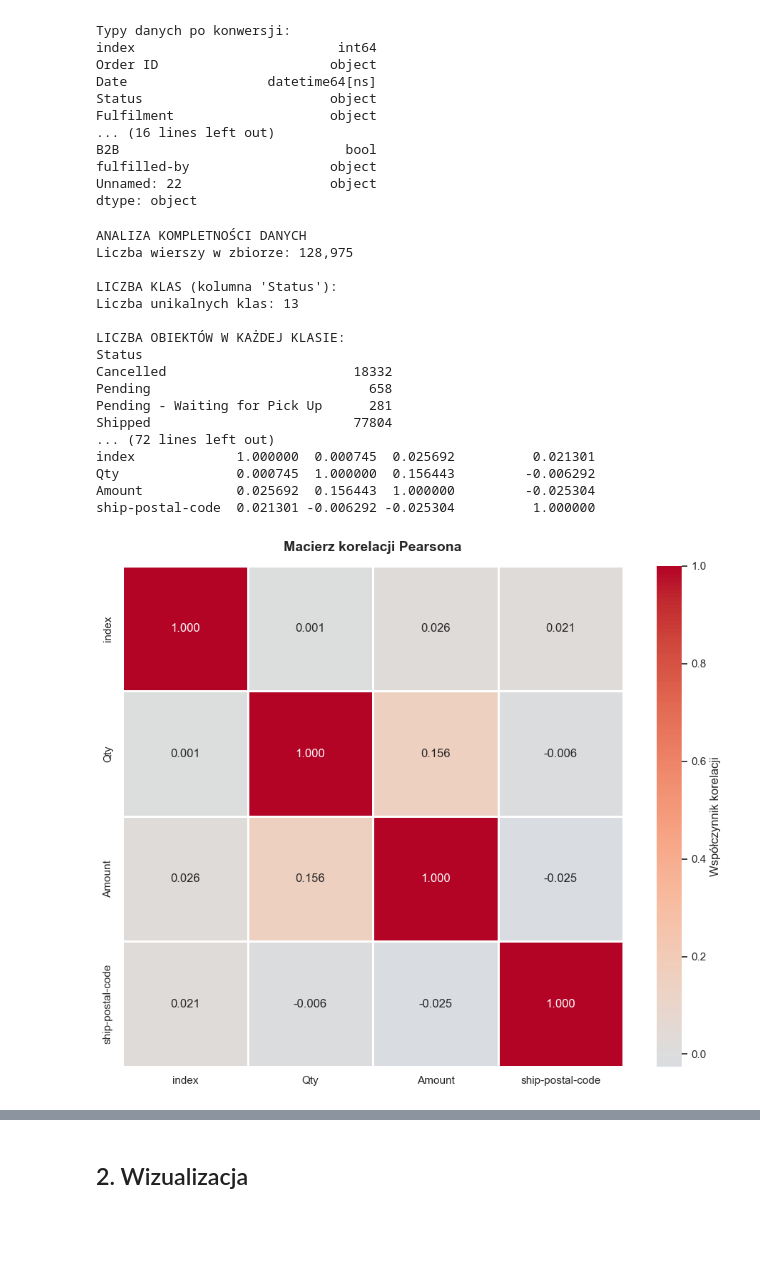
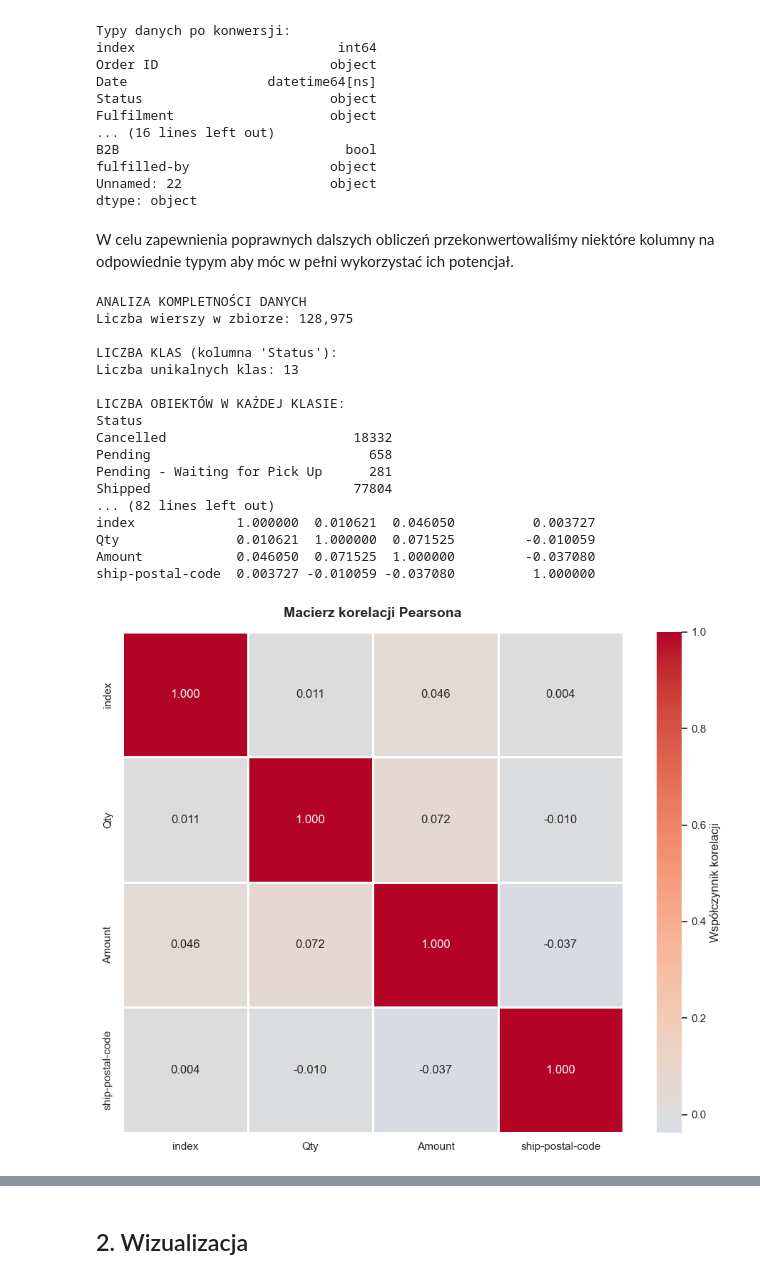
Before and after one commit to Olaf1001/E-commerce-dataset-analysis, a Jupyter notebook: Analiza.ipynb, the cells around one changed output, grey strips where cells are left out. Drawn from its saved outputs; the diff is of its cells as text; code cells hidden in the pictures; blank space fills up the shorter version.

```diff
--- a/Analiza.ipynb
+++ b/Analiza.ipynb
@@ -101,6 +101,8 @@ B2B                             bool
 fulfilled-by                  object
 Unnamed: 22                   object
 dtype: object
+# %% [markdown]
+W celu zapewnienia poprawnych dalszych obliczeń przekonwertowaliśmy niektóre kolumny na odpowiednie typym aby móc w pełni wykorzystać ich potencjał.
 # %%
 print("ANALIZA KOMPLETNOŚCI DANYCH")
 
@@ -152,25 +154,59 @@ if len(missing_by_column) > 0:
 else:
     print("Brak brakujących wartości w żadnej kolumnie")
 
-print("USUNIĘCIE OBIEKTÓW Z BRAKUJĄCYMI DANYMI")
+print("\nCZYSZCZENIE DANYCH")
 
 original_rows = len(df)
-df_clean = df.dropna()
 
-new_rows = len(df_clean)
+if 'Unnamed: 22' in df.columns:
+    df = df.drop(columns=['Unnamed: 22'])
+    print("Usunięto kolumnę 'Unnamed: 22'")
+
+cols_to_fill = {
+    'fulfilled-by': 'Unknown',
+    'promotion-ids': 'No Promotion',
+    'Courier Status': 'Not Available',
+    'ship-postal-code': 0,
+    'ship-state': 'Unknown',
+    'ship-city': 'Unknown',
+    'ship-country': 'IN'
+}
+
+for col, fill_value in cols_to_fill.items():
+    if col in df.columns:
+        filled_count = df[col].isnull().sum()
+        if filled_count > 0:
+            df[col] = df[col].fillna(fill_value)
+            print(f"Uzupełniono {filled_count:,} braków w '{col}'")
+
+if 'currency' in df.columns and df['currency'].isnull().sum() > 0:
+    most_common_currency = df['currency'].mode()[0]
+    filled_count = df['currency'].isnull().sum()
+    df['currency'] = df['currency'].fillna(most_common_currency)
+    print(f"Uzupełniono {filled_count:,} braków w 'currency' wartością '{most_common_currency}'")
+
+if 'Amount' in df.columns and df['Amount'].isnull().sum() > 0:
+    median_amount = df['Amount'].median()
+    filled_count = df['Amount'].isnull().sum()
+    df['Amount'] = df['Amount'].fillna(median_amount)
+    print(f"Uzupełniono {filled_count:,} braków w 'Amount' medianą ({median_amount:.2f})")
+
+critical_cols = ['Status', 'Qty']
+df = df.dropna(subset=critical_cols)
+
+new_rows = len(df)
 removed_rows = original_rows - new_rows
 removed_percent = (removed_rows / original_rows) * 100
 
-print(f"\nLiczba wierszy przed usunięciem: {original_rows:,}")
-print(f"Liczba wierszy po usunięciu: {new_rows:,}")
+print(f"\nLiczba wierszy przed czyszczeniem: {original_rows:,}")
+print(f"Liczba wierszy po czyszczeniu: {new_rows:,}")
 print(f"Usuniętych wierszy: {removed_rows:,} ({removed_percent:.2f}%)")
 
-remaining_missing = df_clean.isnull().sum().sum()
-print(f"\nWeryfikacja - pozostałe brakujące wartości: {remaining_missing}")
+remaining_missing = df.isnull().sum().sum()
+print(f"Pozostałe brakujące wartości: {remaining_missing}")
 
 if remaining_missing == 0:
-    print("Wszystkie brakujące wartości zostały usunięte.")
-    df = df_clean
+    print("Wszystkie brakujące wartości zostały obsłużone.")
 
 print("ŚREDNIE I ODCHYLENIA STANDARDOWE")
 
@@ -223,39 +259,39 @@ if len(numeric_cols) > 1:
 
     print(f"{'Para zmiennych':<55} {'Korelacja':>10}")
     for col1, col2, corr in corr_pairs_sorted[:10]:
         print(f"{col1:7s} - {col2:25s}  {corr:7.4f}")
 
 elif len(numeric_cols) == 1:
     print(f"\nTylko jedna zmienna numeryczna ({numeric_cols[0]})")
     print("Korelacja wymaga co najmniej dwóch zmiennych numerycznych")
 else:
     print("\nBrak zmiennych numerycznych, nie można obliczyć korelacji")
 
 print("PODSUMOWANIE PODSTAWOWYCH METRYK:")
 
 print(f"Liczba obiektów (po czyszczeniu): {len(df):,}")
 print(f"Liczba klas: {num_classes if target_column in df.columns else 'N/A'}")
 print(f"Liczba atrybutów: {num_attributes}")
-print(f"Brakujące dane: {df.isnull().sum().sum()} (po usunięciu)")
+print(f"Brakujące dane: {df.isnull().sum().sum()} (po czyszczeniu)")
 print(f"Usuniętych wierszy: {removed_rows:,} ({removed_percent:.2f}%)")
 # %% [output]
 ANALIZA KOMPLETNOŚCI DANYCH
 Liczba wierszy w zbiorze: 128,975
 
 LICZBA KLAS (kolumna 'Status'):
 Liczba unikalnych klas: 13
 
 LICZBA OBIEKTÓW W KAŻDEJ KLASIE:
 Status
 Cancelled                        18332
 Pending                            658
 Pending - Waiting for Pick Up      281
 Shipped                          77804
-... (72 lines left out)
-index             1.000000  0.000745  0.025692          0.021301
-Qty               0.000745  1.000000  0.156443         -0.006292
-Amount            0.025692  0.156443  1.000000         -0.025304
-ship-postal-code  0.021301 -0.006292 -0.025304          1.000000
+... (82 lines left out)
+index             1.000000  0.010621  0.046050          0.003727
+Qty               0.010621  1.000000  0.071525         -0.010059
+Amount            0.046050  0.071525  1.000000         -0.037080
+ship-postal-code  0.003727 -0.010059 -0.037080          1.000000
-[figure, old version]
+[figure, new version]
 10 NAJSILNIEJSZYCH KORELACJI:
 Para zmiennych                                           Korelacja
```
Also changed, not shown: parts of 7 cells of this notebook.
